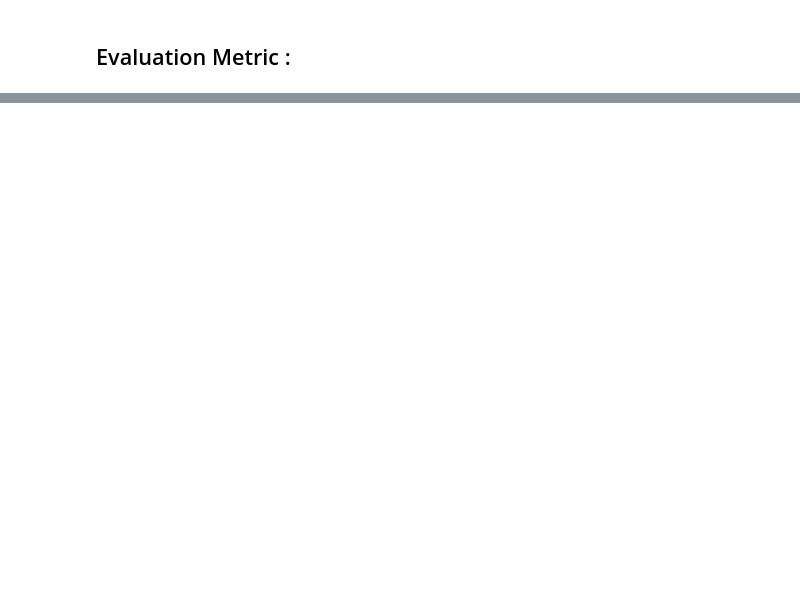
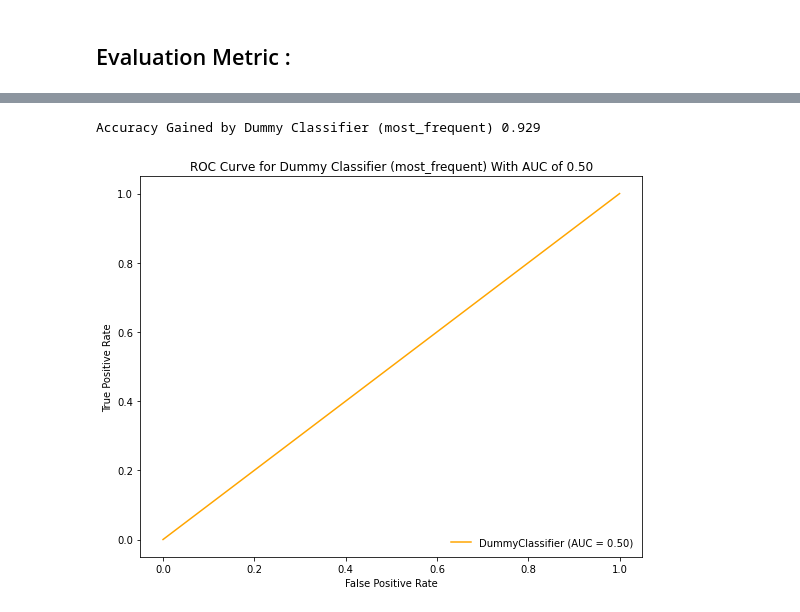
Before and after one commit to ITrustNumbers/A_Classification_Model_To_Predict_Blight_Compliance, a Jupyter notebook: Model Building.ipynb, the cells around one changed output, grey strips where cells are left out. Drawn from its saved outputs; the diff is of its cells as text; code cells hidden in the pictures; blank space fills up the shorter version.

Commit message:
Model Selection Done

```diff
--- a/Model Building.ipynb
+++ b/Model Building.ipynb
@@ -23,0 +70,21 @@
+# %%
+%matplotlib inline
+
+import pandas as pd
+import numpy as np
+import matplotlib.pyplot as plt
+import seaborn as sns
+from sklearn.model_selection import train_test_split
+
+plt.style.use('seaborn-colorblind')
+
+train = pd.read_csv('Final_Train.csv',encoding='ISO-8859-1',low_memory=False,index_col=0)
+train.index = train['ticket_id']
+train.drop(['ticket_id'],axis=1,inplace=True)
+
+X = train.drop(['compliance'],axis=1) # Independent Vairables
+y = train['compliance']
+
+# Splitting train and test Set
+
+X_train, X_test, y_train, y_test = train_test_split(X, y, test_size=0.3, random_state=0) # random_state for reproduction
@@ -23,0 +94,21 @@
+# %%
+from sklearn.dummy import DummyClassifier
+from sklearn.metrics import plot_roc_curve,roc_auc_score
+dum1 = DummyClassifier(strategy='most_frequent').fit(X_train,y_train)
+
+#Probability of test Set
+y_score = dum1.predict_proba(X_test)
+
+#Plotting ROC Curve
+plt.figure(figsize=(9,7))
+ax=plt.gca()
+plot_roc_curve(dum1, X_test, y_test,ax=ax,color='orange');
+plt.title('ROC Curve for Dummy Classifier (most_frequent) With AUC of {:.2f}'.format(roc_auc_score(y_test,y_score[:,1])));
+plt.legend(frameon=False,loc=4)
+
+#Getting Accuracy for comparision
+
+print('\nAccuracy Gained by Dummy Classifier (most_frequent) {:.3f}\n'.format(dum1.score(X_test,y_test)))
+# %% [output]
+Accuracy Gained by Dummy Classifier (most_frequent) 0.929
+[figure, added]
```
Also changed, not shown: parts of 37 cells of this notebook, 3 other files.
